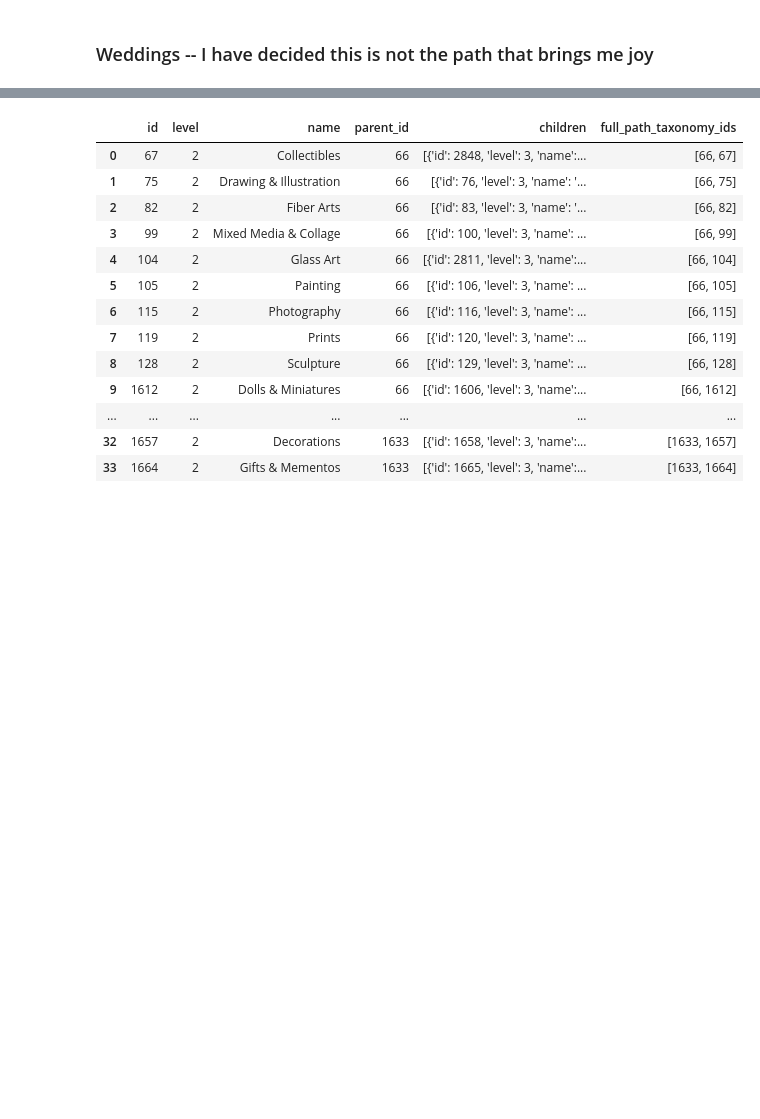
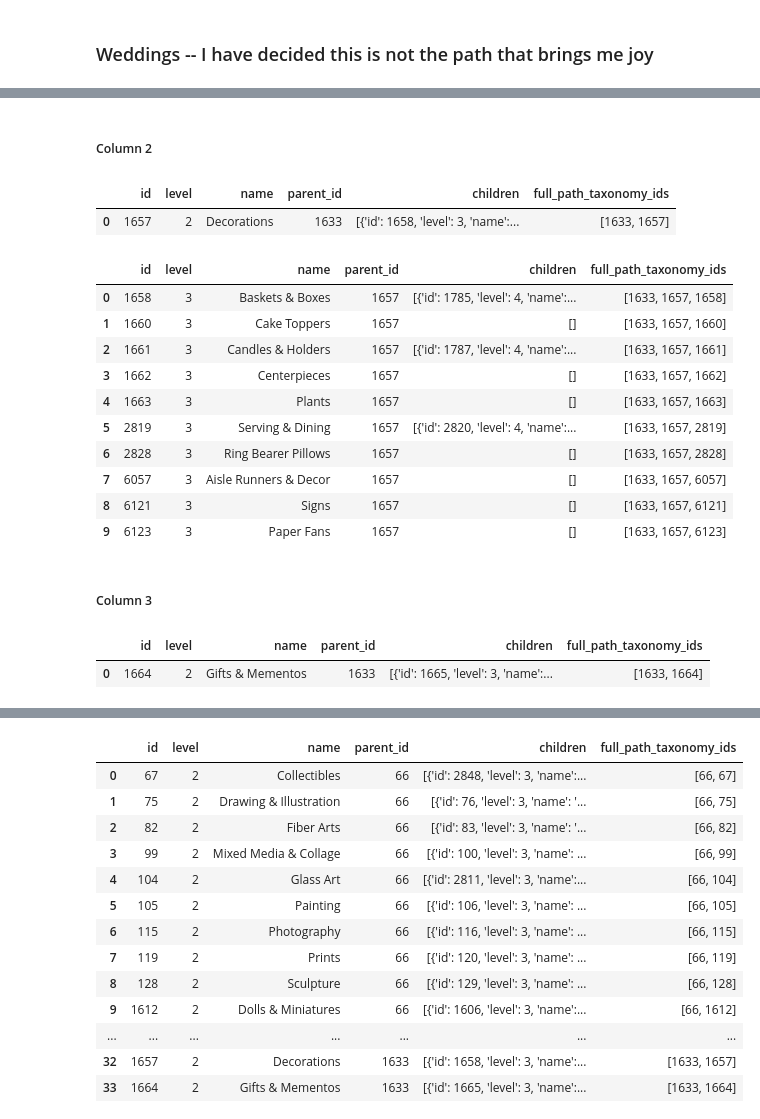
Before and after one commit to Megan1034/ETSY-CAPSTONE, a Jupyter notebook: ETSY Notebook/Seller_taxonomy.ipynb, the cells around one changed output, grey strips where cells are left out. Saved outputs shown, nothing was run; the diff lists cells and outputs as text; code cells hidden in the pictures; blank space fills up the shorter version.

Commit message:
cleaned up my taxonomy called in prep for looping

```diff
--- a/ETSY Notebook/Seller_taxonomy.ipynb
+++ b/ETSY Notebook/Seller_taxonomy.ipynb
@@ -312,8 +338,8 @@ deeper_paper_flat2
 # %%
-#spec_wed2 =spec_wed['children']
+spec_wed2 =spec_wed['children']
 # %%
-#flat_list=list()
-#for sub_list in spec_wed2:
-    #flat_list += sub_list
-#spec_wed_flat = flat_list
-#spec_wed_flat
+flat_list=list()
+for sub_list in spec_wed2:
+    flat_list += sub_list
+spec_wed_flat = flat_list
+spec_wed_flat
@@ -320,3 +364,6 @@ deeper_paper_flat2
 # %%
-#norm_spec_wed = pd.json_normalize(spec_wed2)
-#norm_spec_wed
+pd.set_option('display.max_columns', None)
+pd.set_option('display.max_rows', None)
+
+norm_spec_wed = pd.json_normalize(spec_wed2)
+norm_spec_wed
@@ -322,0 +373,42 @@ deeper_paper_flat2
+# %% [markdown]
+##### Column 2
+# %%
+pd.set_option('display.max_columns', None)
+pd.set_option('display.max_rows', None)
+wedding_decorations = pd.json_normalize(norm_spec_wed[2])
+wedding_decorations
+# %% [output]
+|  | id | level | name | parent_id | children | full_path_taxonomy_ids |
+| 0 | 1657 | 2 | Decorations | 1633 | [{'id': 1658, 'level': 3, 'name':... | [1633, 1657] |
+# %%
+deeper_wed_decor = wedding_decorations['children']
+
+flat_list=list()
+for sub_list in deeper_wed_decor:
+    flat_list += sub_list
+deeper_wed_flat = flat_list
+
+wed_decor = pd.json_normalize(deeper_wed_flat)
+wed_decor
+# %% [output]
+|  | id | level | name | parent_id | children | full_path_taxonomy_ids |
+| 0 | 1658 | 3 | Baskets & Boxes | 1657 | [{'id': 1785, 'level': 4, 'name':... | [1633, 1657, 1658] |
+| 1 | 1660 | 3 | Cake Toppers | 1657 | [] | [1633, 1657, 1660] |
+| 2 | 1661 | 3 | Candles & Holders | 1657 | [{'id': 1787, 'level': 4, 'name':... | [1633, 1657, 1661] |
+| 3 | 1662 | 3 | Centerpieces | 1657 | [] | [1633, 1657, 1662] |
+| 4 | 1663 | 3 | Plants | 1657 | [] | [1633, 1657, 1663] |
+| 5 | 2819 | 3 | Serving & Dining | 1657 | [{'id': 2820, 'level': 4, 'name':... | [1633, 1657, 2819] |
+| 6 | 2828 | 3 | Ring Bearer Pillows | 1657 | [] | [1633, 1657, 2828] |
+| 7 | 6057 | 3 | Aisle Runners & Decor | 1657 | [] | [1633, 1657, 6057] |
+| 8 | 6121 | 3 | Signs | 1657 | [] | [1633, 1657, 6121] |
+| 9 | 6123 | 3 | Paper Fans | 1657 | [] | [1633, 1657, 6123] |
+# %% [markdown]
+##### Column 3
+# %%
+pd.set_option('display.max_columns', None)
+pd.set_option('display.max_rows', None)
+wedding_Gifts_Mementos = pd.json_normalize(norm_spec_wed[3])
+wedding_Gifts_Mementos
+# %% [output]
+|  | id | level | name | parent_id | children | full_path_taxonomy_ids |
+| 0 | 1664 | 2 | Gifts & Mementos | 1633 | [{'id': 1665, 'level': 3, 'name':... | [1633, 1664] |
```
Also changed, not shown: parts of 10 cells of this notebook.
